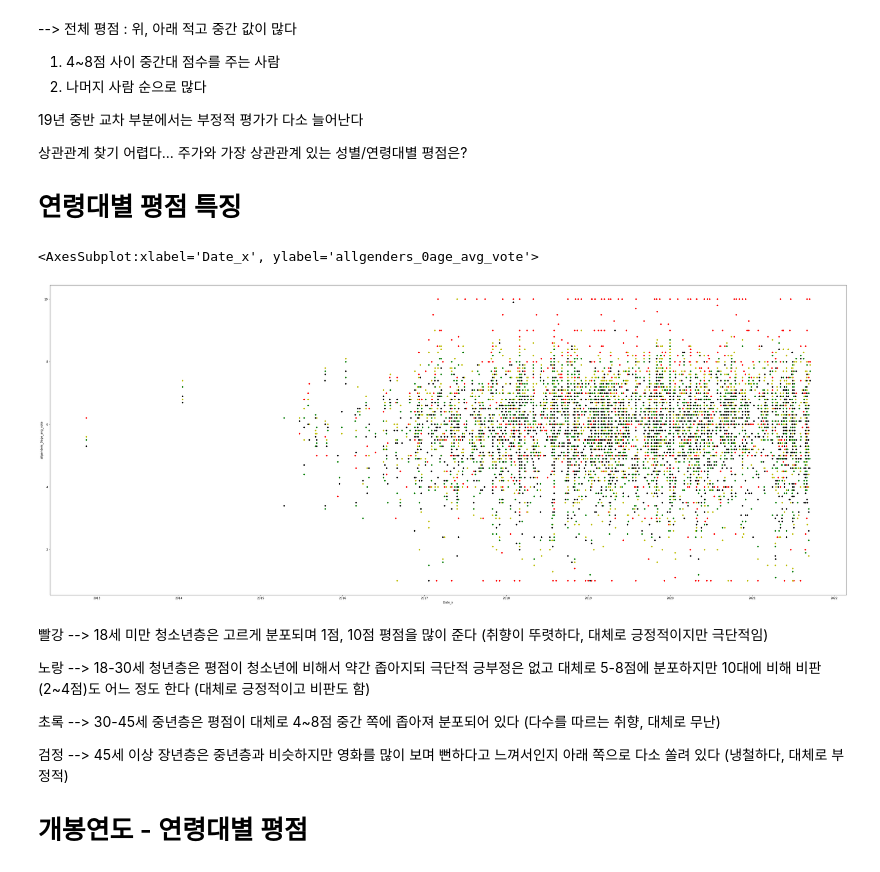
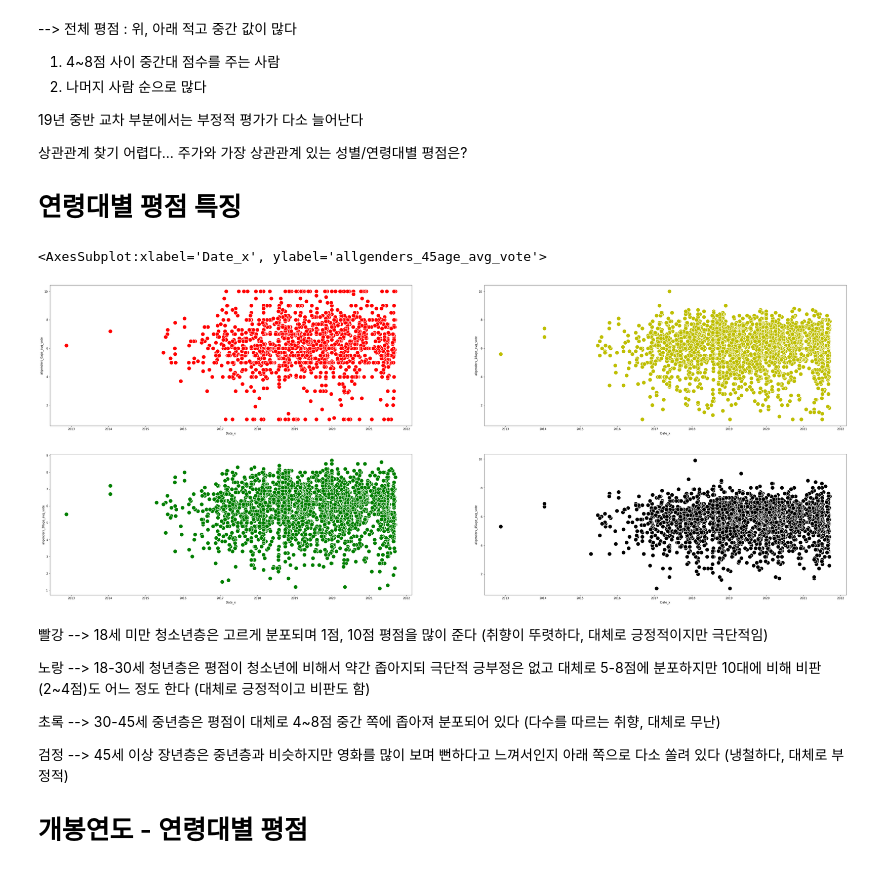
Before and after one commit to netfleeex/netflix_EDA, a Jupyter notebook: NETFLIX.ipynb, the cells around one changed output. Saved outputs shown, nothing was run; the diff lists cells and outputs as text; code cells hidden in the pictures.

```diff
--- a/NETFLIX.ipynb
+++ b/NETFLIX.ipynb
@@ -424,13 +576,17 @@ Text(0, 0.5, 'S&P500 지수')
 # 연령대별 평점 특징
 # %%
 plt.figure(figsize = (50, 20))
-sns.scatterplot(x='Date_x', y='allgenders_0age_avg_vote', data=df_titles_rating_stockprice_SP500, color='r')
-sns.scatterplot(x='Date_x', y='allgenders_18age_avg_vote', data=df_titles_rating_stockprice_SP500, color='y')
-sns.scatterplot(x='Date_x', y='allgenders_30age_avg_vote', data=df_titles_rating_stockprice_SP500, color='g')
-sns.scatterplot(x='Date_x', y='allgenders_45age_avg_vote', data=df_titles_rating_stockprice_SP500, color='k')
+plt.subplot(2,2,1)
+sns.scatterplot(x='Date_x', y='allgenders_0age_avg_vote', data=df_titles_rating_stockprice_SP500, color='r', s=200)
+plt.subplot(2,2,2)
+sns.scatterplot(x='Date_x', y='allgenders_18age_avg_vote', data=df_titles_rating_stockprice_SP500, color='y', s=200)
+plt.subplot(2,2,3)
+sns.scatterplot(x='Date_x', y='allgenders_30age_avg_vote', data=df_titles_rating_stockprice_SP500, color='g', s=200)
+plt.subplot(2,2,4)
+sns.scatterplot(x='Date_x', y='allgenders_45age_avg_vote', data=df_titles_rating_stockprice_SP500, color='k', s=200)
 # %% [output]
-<AxesSubplot:xlabel='Date_x', ylabel='allgenders_0age_avg_vote'>
+<AxesSubplot:xlabel='Date_x', ylabel='allgenders_45age_avg_vote'>
-[figure, old version]
+[figure, new version]
 # %% [markdown]
 빨강 --> 18세 미만 청소년층은 고르게 분포되며 1점, 10점 평점을 많이 준다 (취향이 뚜렷하다, 대체로 긍정적이지만 극단적임)
 
```
Also changed, not shown: parts of 12 cells of this notebook, 1 other file.
